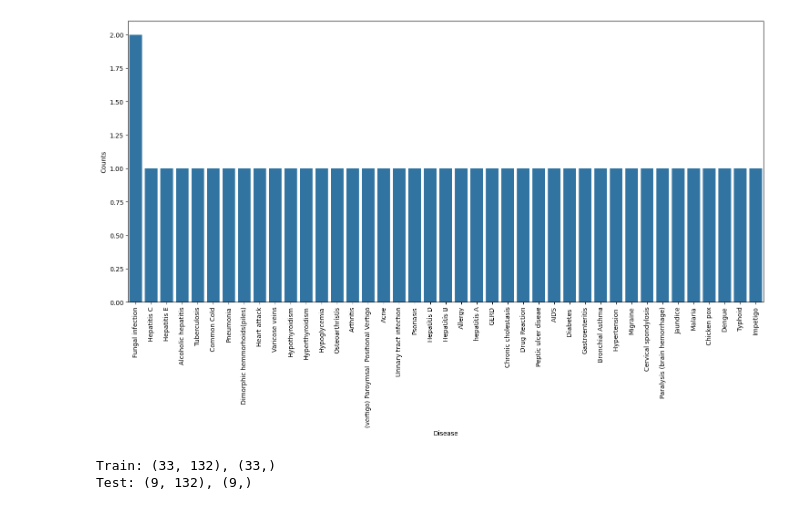
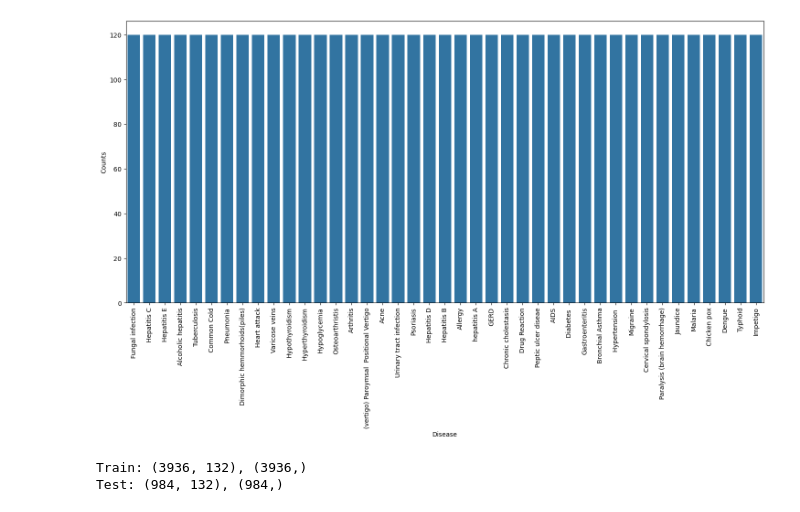
Before and after one commit to somoncef/Disease-Prediction-Using-ML, a Jupyter notebook: Notebook-Disease_Prediction_Using_Machine_Learning.ipynb, the cells around one changed output. Drawn from its saved outputs; the diff is of its cells as text; code cells hidden in the pictures.

```diff
--- a/Notebook-Disease_Prediction_Using_Machine_Learning.ipynb
+++ b/Notebook-Disease_Prediction_Using_Machine_Learning.ipynb
@@ -16,22 +16,22 @@ from sklearn.metrics import accuracy_score, confusion_matrix
 # %%
 # Reading the train.csv by removing the
 # last column since it's an empty column
-DATA_PATH = "Dataset-Disease-Prediction.csv"
+DATA_PATH = "Training.csv"
 data = pd.read_csv(DATA_PATH).dropna(axis = 1)
 
 # Checking whether the dataset is balanced or not
 disease_counts = data["prognosis"].value_counts()
 temp_df = pd.DataFrame({
     "Disease": disease_counts.index,
     "Counts": disease_counts.values
 })
 
 plt.figure(figsize = (18,8))
 sns.barplot(x = "Disease", y = "Counts", data = temp_df)
 plt.xticks(rotation=90)
 plt.show()
 # %% [output]
-[figure, old version]
+[figure, new version]
 # %%
 # Encoding the target value into numerical
 # value using LabelEncoder
@@ -46,8 +46,8 @@ X_train, X_test, y_train, y_test =train_test_split(
 print(f"Train: {X_train.shape}, {y_train.shape}")
 print(f"Test: {X_test.shape}, {y_test.shape}")
 # %% [output]
-Train: (33, 132), (33,)
-Test: (9, 132), (9,)
+Train: (3936, 132), (3936,)
+Test: (984, 132), (984,)
 # %%
 # Defining scoring metric for k-fold cross validation
 def cv_scoring(estimator, X, y):
```
Also changed, not shown: parts of 4 cells of this notebook, 2 other files.
